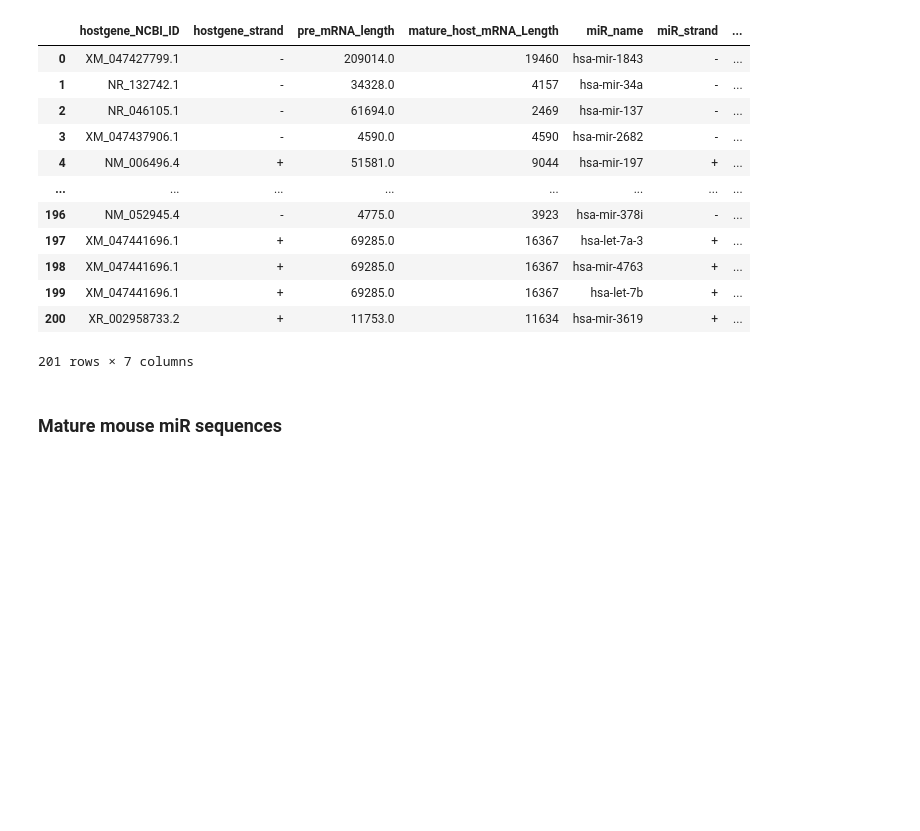
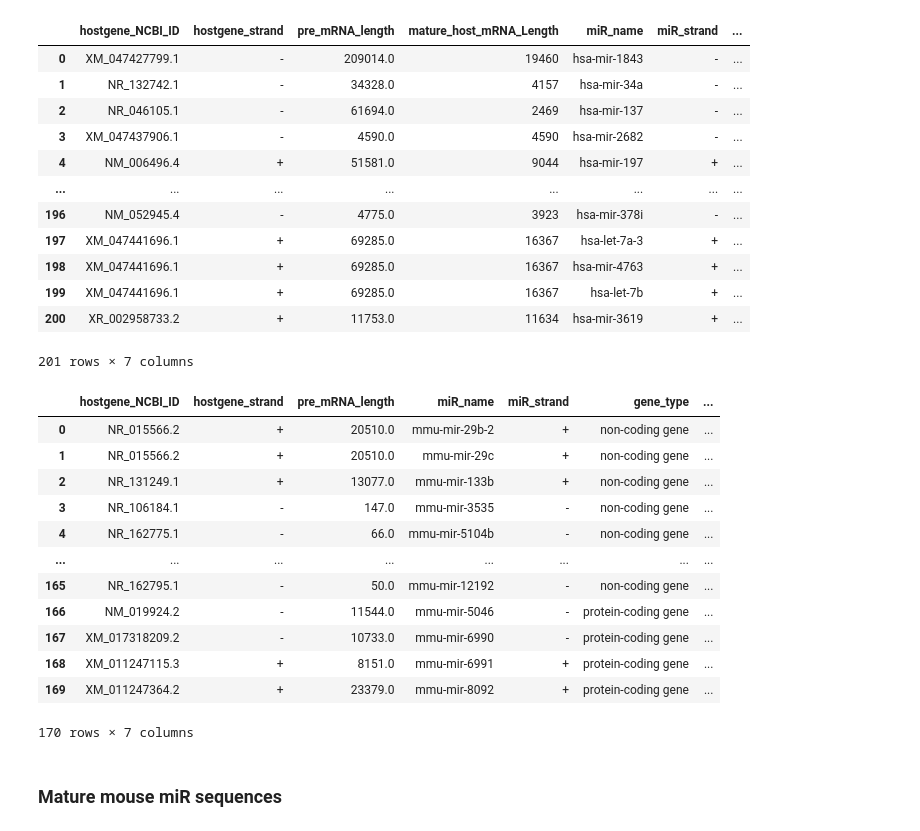
Before and after one commit to TyronChang/Exonic-microRNA-analysis, a Jupyter notebook: Mouse_miR_sequences.ipynb, the cells around one changed output. Saved outputs shown, nothing was run; the diff lists cells and outputs as text; code cells hidden in the pictures; blank space fills up the shorter version.

Commit message:
mouse premiR sequences added

```diff
--- a/Mouse_miR_sequences.ipynb
+++ b/Mouse_miR_sequences.ipynb
@@ -11,4 +11,4 @@ columns=["miR_name", "miR_ID", "pre-miRNA_sequences"]
 # %%
 mmu_miR_sequence=pd.read_csv(f"{current_dir}/Mouse_miR_sequence_fasta/mmu_miR_sequence.csv",header=None, names=columns)
 # %%
-mmu_miR_sequence
+mmu_miR_sequence["miR_name"]=mmu_miR_sequence["miR_name"].str.replace(">","")#### remove ">"
@@ -63,7 +51,7 @@ mouse_exonic_miR.df
 | 200 | XR_002958733.2 | + | 11753.0 | 11634 | hsa-mir-3619 | + | ... |
 201 rows × 7 columns
 # %%
-human_exonic_miR_sequence=human_exonic_miR.df.merge(hsa_miR_sequence, on="miR_name",how="inner")
+mouse_exonic_miR_sequence=mouse_exonic_miR.df.merge(mmu_miR_sequence, on="miR_name",how="inner")
 # %%
-human_exonic_miR_sequence.drop(columns=["miR_ID"], inplace=True)
+mouse_exonic_miR_sequence.drop(columns=["miR_ID"], inplace=True)
 # %%
@@ -73,3 +61,19 @@ human_exonic_miR_sequence.to_csv(f"{current_dir}/Human_miR_sequences_fasta/Human
+# %%
+mouse_exonic_miR_sequence
+# %% [output]
+|  | hostgene_NCBI_ID | hostgene_strand | pre_mRNA_length | miR_name | miR_strand | gene_type | ... |
+| 0 | NR_015566.2 | + | 20510.0 | mmu-mir-29b-2 | + | non-coding gene | ... |
+| 1 | NR_015566.2 | + | 20510.0 | mmu-mir-29c | + | non-coding gene | ... |
+| 2 | NR_131249.1 | + | 13077.0 | mmu-mir-133b | + | non-coding gene | ... |
+| 3 | NR_106184.1 | - | 147.0 | mmu-mir-3535 | - | non-coding gene | ... |
+| 4 | NR_162775.1 | - | 66.0 | mmu-mir-5104b | - | non-coding gene | ... |
+| ... | ... | ... | ... | ... | ... | ... | ... |
+| 165 | NR_162795.1 | - | 50.0 | mmu-mir-12192 | - | non-coding gene | ... |
+| 166 | NM_019924.2 | - | 11544.0 | mmu-mir-5046 | - | protein-coding gene | ... |
+| 167 | XM_017318209.2 | - | 10733.0 | mmu-mir-6990 | - | protein-coding gene | ... |
+| 168 | XM_011247115.3 | + | 8151.0 | mmu-mir-6991 | + | protein-coding gene | ... |
+| 169 | XM_011247364.2 | + | 23379.0 | mmu-mir-8092 | + | protein-coding gene | ... |
+170 rows × 7 columns
 # %% [markdown]
 ### Mature mouse miR sequences
 # %%
```
Also changed, not shown: parts of 6 cells of this notebook, 5 other files.
